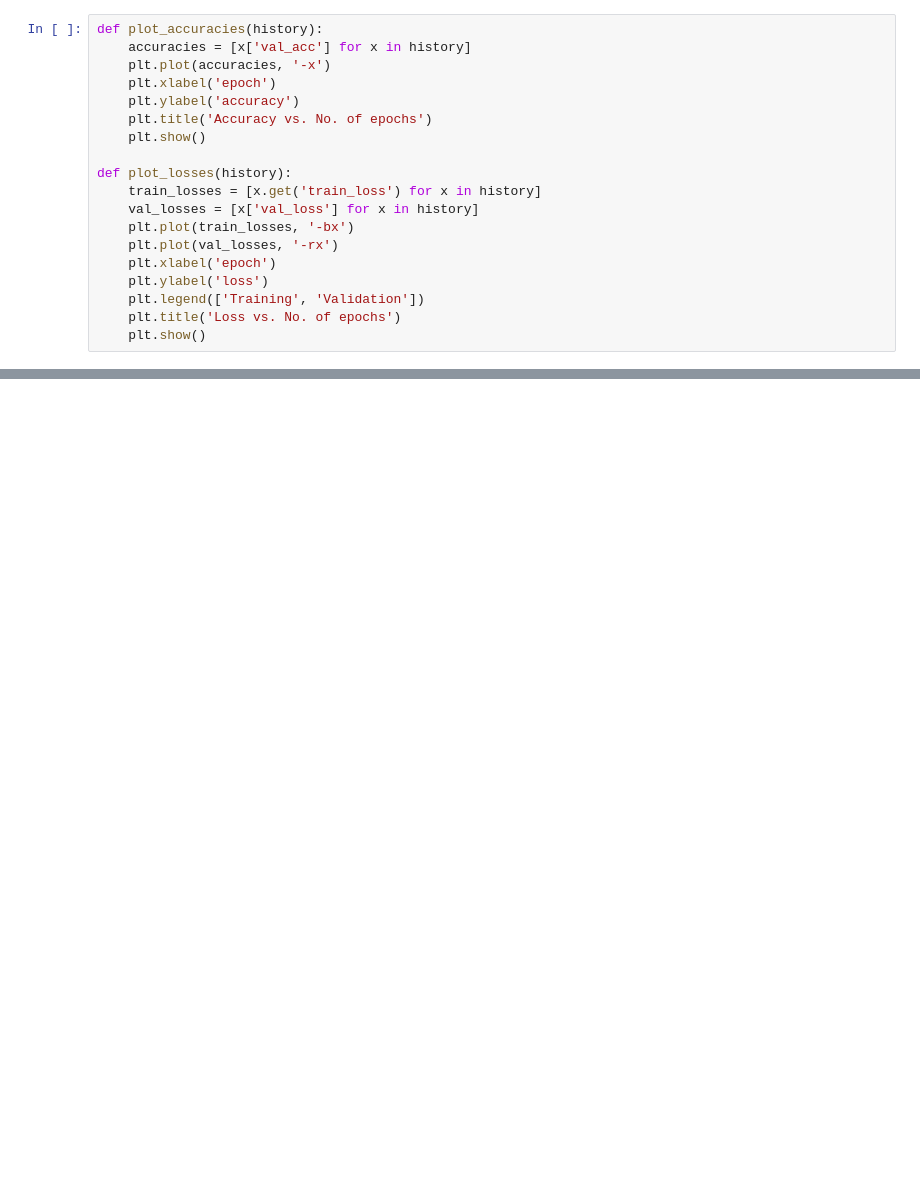
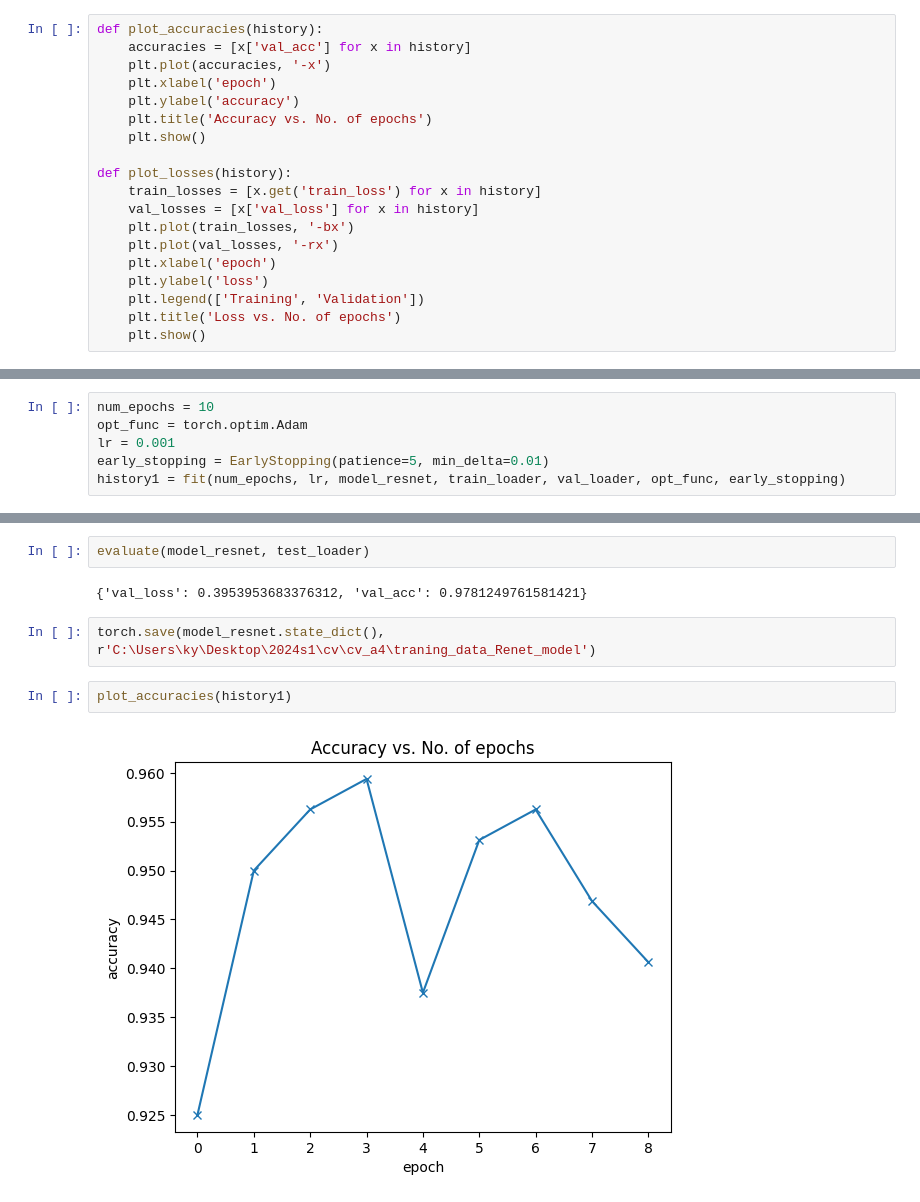
Before and after one commit to Kaifeng20/cv_a4, a Jupyter notebook: Animal_Classification.ipynb, the cells around one changed output, grey strips where cells are left out. Saved outputs shown, nothing was run; the diff lists cells and outputs as text; blank space fills up the shorter version.

```diff
--- a/Animal_Classification.ipynb
+++ b/Animal_Classification.ipynb
@@ -409,0 +629,6 @@ evaluate(model, test_loader)
+# %%
+num_epochs = 10
+opt_func = torch.optim.Adam
+lr = 0.001
+early_stopping = EarlyStopping(patience=5, min_delta=0.01)
+history1 = fit(num_epochs, lr, model_resnet, train_loader, val_loader, opt_func, early_stopping)
@@ -409,0 +646,10 @@ evaluate(model, test_loader)
+# %%
+evaluate(model_resnet, test_loader)
+# %% [output]
+{'val_loss': 0.3953953683376312, 'val_acc': 0.9781249761581421}
+# %%
+torch.save(model_resnet.state_dict(), r'C:\Users\ky\Desktop\2024s1\cv\cv_a4\traning_data_Renet_model')
+# %%
+plot_accuracies(history1)
+# %% [output]
+[figure, added]
```
Also changed, not shown: parts of 55 cells of this notebook, 7 other files.
